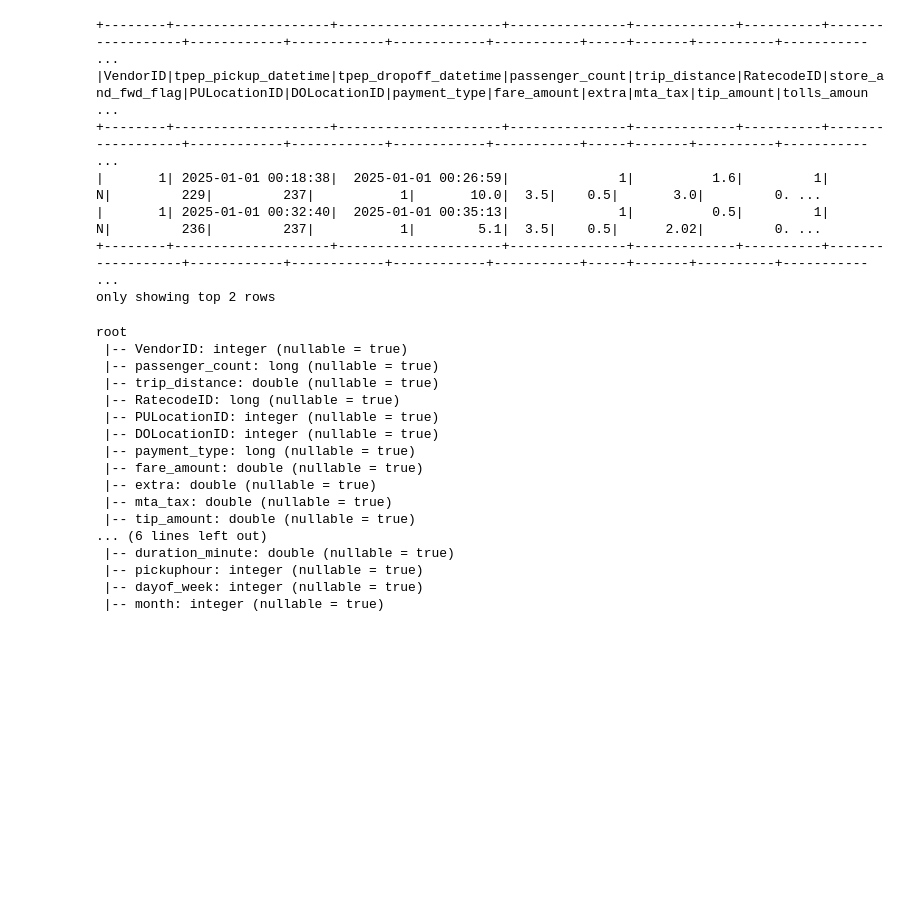
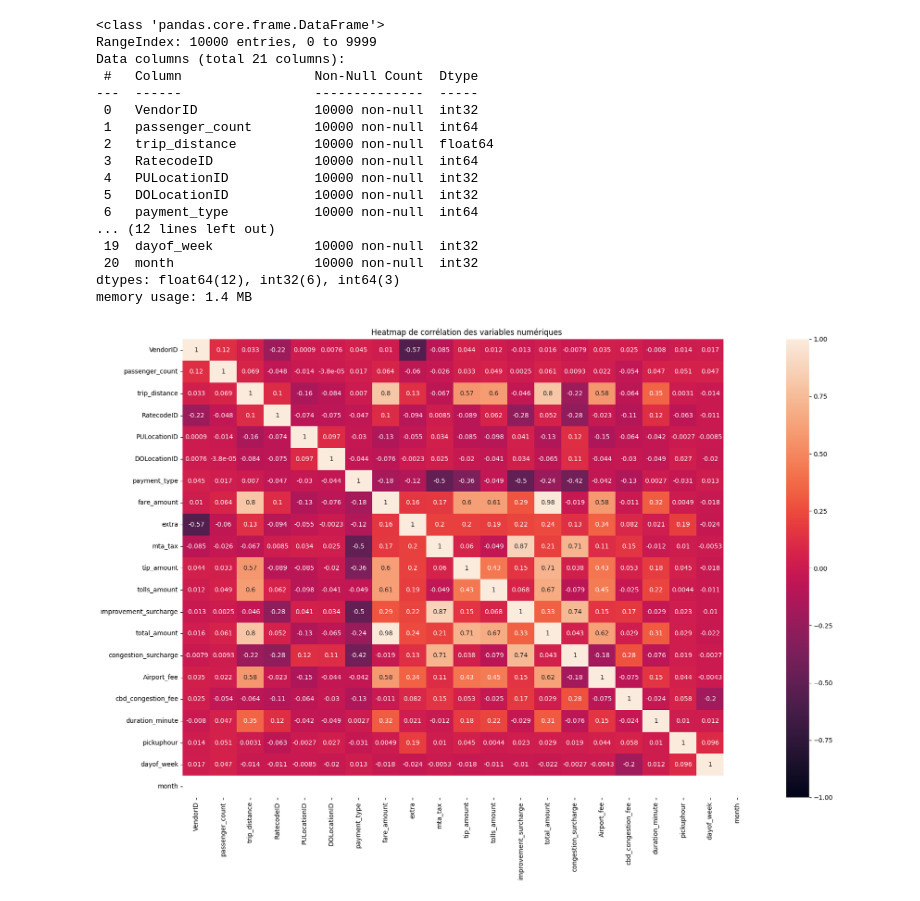
Before and after one commit to Lhcenzetta/Syst-me-Pr-dictif-de-Transport-Urbain, a Jupyter notebook: main1.ipynb, the cells around one changed output. Cells and saved outputs as stored; diff of their text form; code cells hidden in the pictures; blank space fills up the shorter version.

Commit message:
clean the data

```diff
--- a/main1.ipynb
+++ b/main1.ipynb
@@ -1,6 +1,12 @@
 # %%
 from pyspark.sql import SparkSession
-from pyspark.sql.functions import col
 spark = SparkSession.builder .appName("TransportProject") .getOrCreate()
+df = spark.read.parquet("/Users/lait-zet/Desktop/Syst-me-Pr-dictif-de-Transport-Urbain/data/Silver/part-00000-bdac7606-f96a-4d16-864c-9964fd46501e-c000.snappy.parquet")
 
-df = spark.read.parquet("/Users/lait-zet/Desktop/Syst-me-Pr-dictif-de-Transport-Urbain/data/Silver/part-00000-bdac7606-f96a-4d16-864c-9964fd46501e-c000.snappy.parquet")
+data = (
+    df
+    .sample(fraction=0.01, seed=42)
+    .limit(10000)
+    .toPandas()
+)
+data
@@ -7,35 +32,34 @@ df = spark.read.parquet("/Users/lait-zet/Desktop/Syst-me-Pr-dictif-de-Transport-
 # %%
-df.show(2)
+cat_cols = data.drop(columns=["tpep_pickup_datetime","tpep_dropoff_datetime","store_and_fwd_flag"])
+cat_cols.info()
 # %% [output]
-+--------+--------------------+---------------------+---------------+-------------+----------+------------------+------------+------------+------------+-----------+-----+-------+----------+----------- ...
-|VendorID|tpep_pickup_datetime|tpep_dropoff_datetime|passenger_count|trip_distance|RatecodeID|store_and_fwd_flag|PULocationID|DOLocationID|payment_type|fare_amount|extra|mta_tax|tip_amount|tolls_amoun ...
-+--------+--------------------+---------------------+---------------+-------------+----------+------------------+------------+------------+------------+-----------+-----+-------+----------+----------- ...
-|       1| 2025-01-01 00:18:38|  2025-01-01 00:26:59|              1|          1.6|         1|                 N|         229|         237|           1|       10.0|  3.5|    0.5|       3.0|         0. ...
-|       1| 2025-01-01 00:32:40|  2025-01-01 00:35:13|              1|          0.5|         1|                 N|         236|         237|           1|        5.1|  3.5|    0.5|      2.02|         0. ...
-+--------+--------------------+---------------------+---------------+-------------+----------+------------------+------------+------------+------------+-----------+-----+-------+----------+----------- ...
-only showing top 2 rows
+<class 'pandas.core.frame.DataFrame'>
+RangeIndex: 10000 entries, 0 to 9999
+Data columns (total 21 columns):
+ #   Column                 Non-Null Count  Dtype
+---  ------                 --------------  -----
+ 0   VendorID               10000 non-null  int32
+ 1   passenger_count        10000 non-null  int64
+ 2   trip_distance          10000 non-null  float64
+ 3   RatecodeID             10000 non-null  int64
+ 4   PULocationID           10000 non-null  int32
+ 5   DOLocationID           10000 non-null  int32
+ 6   payment_type           10000 non-null  int64
+... (12 lines left out)
+ 19  dayof_week             10000 non-null  int32
+ 20  month                  10000 non-null  int32
+dtypes: float64(12), int32(6), int64(3)
+memory usage: 1.4 MB
 # %%
 import matplotlib.pyplot as plt
 import seaborn as sns
 
-data_plt = df.drop("tpep_pickup_datetime","tpep_dropoff_datetime","store_and_fwd_flag")
 
-data_plt.printSchema()
+corr =cat_cols.corr()
+
+plt.figure(figsize=(20, 13))
+sns.heatmap(corr, vmax=1 , vmin=-1 , annot=True)
+plt.title('Heatmap de corrélation des variables numériques')
+plt.show()
 # %% [output]
-root
- |-- VendorID: integer (nullable = true)
- |-- passenger_count: long (nullable = true)
- |-- trip_distance: double (nullable = true)
- |-- RatecodeID: long (nullable = true)
- |-- PULocationID: integer (nullable = true)
- |-- DOLocationID: integer (nullable = true)
- |-- payment_type: long (nullable = true)
- |-- fare_amount: double (nullable = true)
- |-- extra: double (nullable = true)
- |-- mta_tax: double (nullable = true)
- |-- tip_amount: double (nullable = true)
-... (6 lines left out)
- |-- duration_minute: double (nullable = true)
- |-- pickuphour: integer (nullable = true)
- |-- dayof_week: integer (nullable = true)
- |-- month: integer (nullable = true)
+[figure, added]
```
Also changed, not shown: parts of 7 cells of this notebook.
